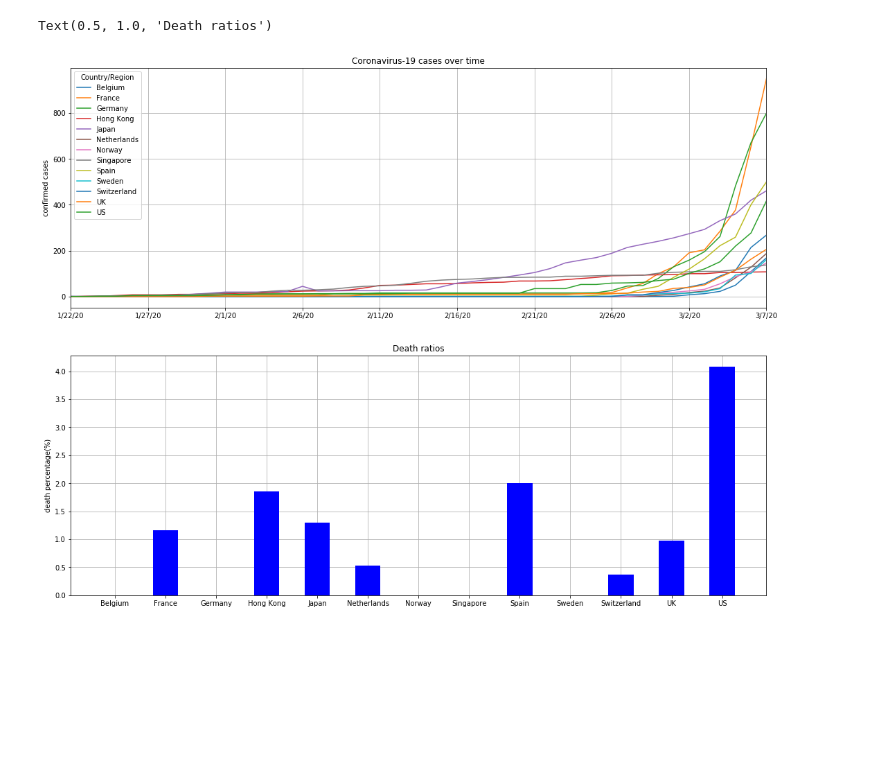
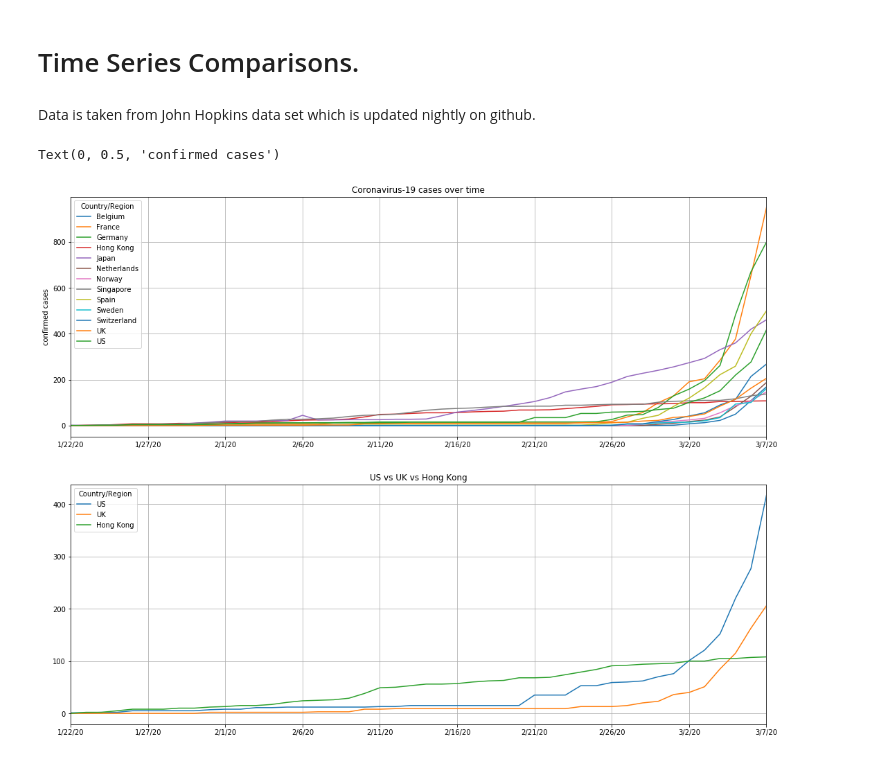
Before and after one commit to JeanRintoul/Covid-19, a Jupyter notebook: Covid.ipynb, the cells around one changed output. Saved outputs shown, nothing was run; the diff lists cells and outputs as text; code cells hidden in the pictures; blank space fills up the shorter version.

```diff
--- a/Covid.ipynb
+++ b/Covid.ipynb
@@ -1,48 +1,52 @@
 # %% [markdown]
 <a href="https://colab.research.google.com/github/JeanRintoul/Covid-19/blob/master/Covid.ipynb" target="_parent"><img src="https://colab.research.google.com/assets/colab-badge.svg" alt="Open In Colab"/></a>
+# %% [markdown]
+# Time Series Comparisons.
+# %% [markdown]
+Data is taken from John Hopkins data set which is updated nightly on github.
 # %%
 # import pandas as pd
 import matplotlib.pyplot as plt
 from datetime import datetime
 
 confirmed_csv = "https://raw.githubusercontent.com/CSSEGISandData/COVID-19/master/csse_covid_19_data/csse_covid_19_time_series/time_series_19-covid-Confirmed.csv"
 dead_csv      = "https://raw.githubusercontent.com/CSSEGISandData/COVID-19/master/csse_covid_19_data/csse_covid_19_time_series/time_series_19-covid-Deaths.csv"
 recovered_csv = "https://raw.githubusercontent.com/CSSEGISandData/COVID-19/master/csse_covid_19_data/csse_covid_19_time_series/time_series_19-covid-Recovered.csv"
-
 confirmed = pd.read_csv(confirmed_csv).drop(['Lat','Long','Province/State'], axis=1).groupby('Country/Region').sum().T
 dead      = pd.read_csv(dead_csv).drop(['Lat','Long','Province/State'], axis=1).groupby('Country/Region').sum().T
 recovered = pd.read_csv(recovered_csv).drop(['Lat','Long','Province/State'], axis=1).groupby('Country/Region').sum().T
-#
+# toggle these thresholds to select countries to display in the time series.
 min_threshold_confirmed_cases = 100
 max_threshold_confirmed_cases = 1000 # let's remove china for now.
+min2_threshold_confirmed_cases = 100
+max2_threshold_confirmed_cases = 100000 # let's remove china for now.
 columns = list(confirmed)
 selected  = []
 deaths    = []
 mortality_rate = []
+all_mortality_rate = []
+counts = []
 for i in columns:
     if min_threshold_confirmed_cases < confirmed[i][-1] < max_threshold_confirmed_cases and i != 'Others':
       selected.append(i)
       deaths.append(dead[i][-1])
       mortality_rate.append(100*(dead[i][-1])/confirmed[i][-1])
 
-# print(deaths)
-# print(selected)
+    if min2_threshold_confirmed_cases < confirmed[i][-1] < max2_threshold_confirmed_cases and i != 'Others':
+      counts.append(i)
+      all_mortality_rate.append(100*(dead[i][-1])/confirmed[i][-1])
+
 subset = confirmed.loc[:,selected]
+USvsUK = confirmed.loc[:,['US','UK','Hong Kong']]
+
 fig, (ax1, ax2) = plt.subplots(2)
-#fig.suptitle('Coronavirus-19 Cases')
 subset.plot(ax=ax1, grid='on')
-#plt.rcParams['figure.figsize'] = [18, 14]
 ax1.set_title('Coronavirus-19 cases over time')
 ax1.set_ylabel('confirmed cases')
-#ax1.set_xtick_labels(rotation=45)
-
-# second plot is ratio of deaths/confirmed cases.
-ax2.grid(zorder=0)
-ax2.bar(selected,mortality_rate, width=0.5, color='b', align='center',zorder = 3)
-ax2.set_ylabel('death percentage(%)')
-ax2.set_title('Death ratios')
-
-#plt.show()
+# second plot is US and UK curves
+USvsUK.plot(ax=ax2, grid='on')
+ax2.set_title('US vs UK vs Hong Kong')
+ax1.set_ylabel('confirmed cases')
 # %% [output]
-Text(0.5, 1.0, 'Death ratios')
+Text(0, 0.5, 'confirmed cases')
-[figure, old version]
+[figure, new version]
```
Also changed, not shown: parts of 4 cells of this notebook.
